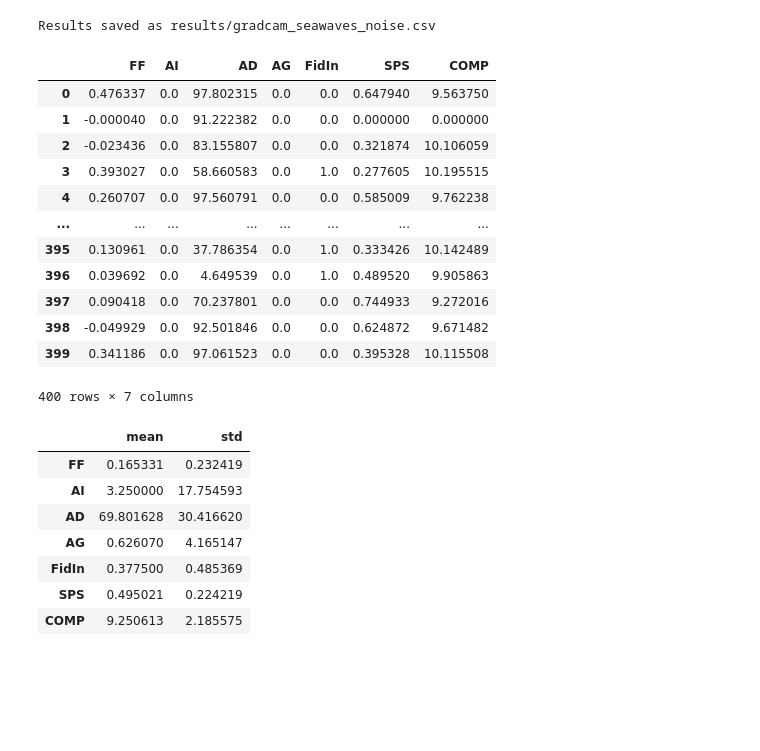
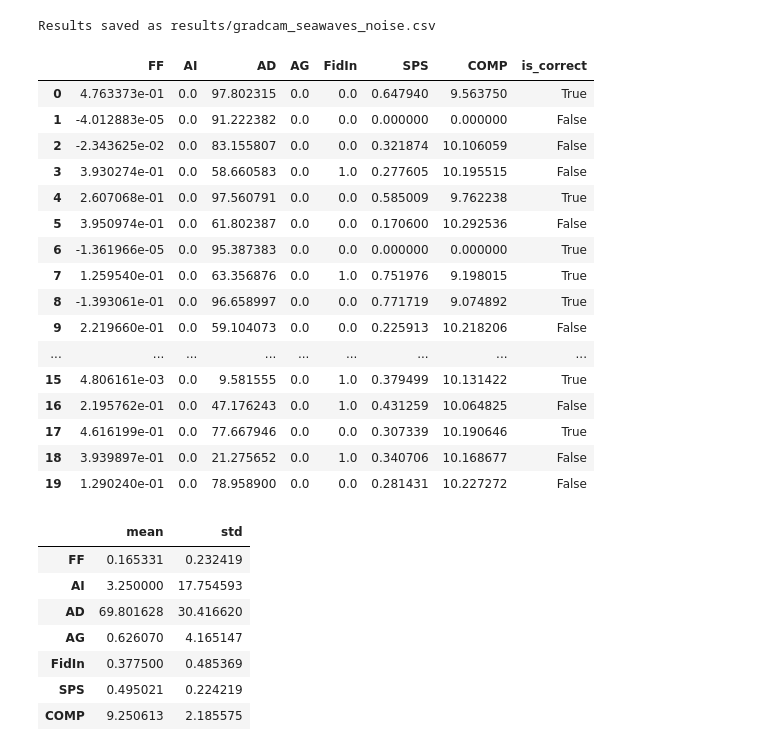
Before and after one commit to exile8/coursework24, a Jupyter notebook: test_framework.ipynb, the cells around one changed output. Cells and saved outputs as stored; diff of their text form; code cells hidden in the pictures; blank space fills up the shorter version.

```diff
--- a/test_framework.ipynb
+++ b/test_framework.ipynb
@@ -20,6 +20,8 @@ import numpy as np
 from IPython.display import Audio
 from audiointerp.predict import Predict
 from audiointerp.metrics import Metrics
+# %%
+TRAINING = False
 # %%
 def plot_learning_curves(train_losses, val_losses, train_accs=None, val_accs=None):
     epochs = range(1, len(train_losses) + 1)
@@ -121,4 +123,5 @@ model_trainer = Trainer(
 # %% [output]
 Random seed set to: 42
 # %%
-train_losses, train_accs, val_losses, val_accs, test_loss, test_acc = model_trainer.train(num_epochs=20, save_weights_path="logmel_cnn14.pth")
+if TRAINING:
+    train_losses, train_accs, val_losses, val_accs, test_loss, test_acc = model_trainer.train(num_epochs=20, save_weights_path="logmel_cnn14.pth")
@@ -298,18 +361,22 @@ results_gradcam_noisy = predict_gradcam.predict_set(test_loader_noisy_predict, r
 # %% [output]
 Results saved as results/gradcam_seawaves_noise.csv
 # %%
-results_gradcam_noisy
+results_gradcam_noisy.head(20)
 # %% [output]
-|  | FF | AI | AD | AG | FidIn | SPS | COMP |
-| 0 | 0.476337 | 0.0 | 97.802315 | 0.0 | 0.0 | 0.647940 | 9.563750 |
-| 1 | -0.000040 | 0.0 | 91.222382 | 0.0 | 0.0 | 0.000000 | 0.000000 |
-| 2 | -0.023436 | 0.0 | 83.155807 | 0.0 | 0.0 | 0.321874 | 10.106059 |
-| 3 | 0.393027 | 0.0 | 58.660583 | 0.0 | 1.0 | 0.277605 | 10.195515 |
-| 4 | 0.260707 | 0.0 | 97.560791 | 0.0 | 0.0 | 0.585009 | 9.762238 |
-| ... | ... | ... | ... | ... | ... | ... | ... |
-| 395 | 0.130961 | 0.0 | 37.786354 | 0.0 | 1.0 | 0.333426 | 10.142489 |
-| 396 | 0.039692 | 0.0 | 4.649539 | 0.0 | 1.0 | 0.489520 | 9.905863 |
-| 397 | 0.090418 | 0.0 | 70.237801 | 0.0 | 0.0 | 0.744933 | 9.272016 |
-| 398 | -0.049929 | 0.0 | 92.501846 | 0.0 | 0.0 | 0.624872 | 9.671482 |
-| 399 | 0.341186 | 0.0 | 97.061523 | 0.0 | 0.0 | 0.395328 | 10.115508 |
+|  | FF | AI | AD | AG | FidIn | SPS | COMP | is_correct |
+| 0 | 4.763373e-01 | 0.0 | 97.802315 | 0.0 | 0.0 | 0.647940 | 9.563750 | True |
+| 1 | -4.012883e-05 | 0.0 | 91.222382 | 0.0 | 0.0 | 0.000000 | 0.000000 | False |
+| 2 | -2.343625e-02 | 0.0 | 83.155807 | 0.0 | 0.0 | 0.321874 | 10.106059 | False |
+| 3 | 3.930274e-01 | 0.0 | 58.660583 | 0.0 | 1.0 | 0.277605 | 10.195515 | False |
+| 4 | 2.607068e-01 | 0.0 | 97.560791 | 0.0 | 0.0 | 0.585009 | 9.762238 | True |
+| 5 | 3.950974e-01 | 0.0 | 61.802387 | 0.0 | 0.0 | 0.170600 | 10.292536 | False |
+| 6 | -1.361966e-05 | 0.0 | 95.387383 | 0.0 | 0.0 | 0.000000 | 0.000000 | True |
+| 7 | 1.259540e-01 | 0.0 | 63.356876 | 0.0 | 1.0 | 0.751976 | 9.198015 | True |
+| 8 | -1.393061e-01 | 0.0 | 96.658997 | 0.0 | 0.0 | 0.771719 | 9.074892 | True |
+| 9 | 2.219660e-01 | 0.0 | 59.104073 | 0.0 | 0.0 | 0.225913 | 10.218206 | False |
+| ... | ... | ... | ... | ... | ... | ... | ... | ... |
+| 15 | 4.806161e-03 | 0.0 | 9.581555 | 0.0 | 1.0 | 0.379499 | 10.131422 | True |
+| 16 | 2.195762e-01 | 0.0 | 47.176243 | 0.0 | 1.0 | 0.431259 | 10.064825 | False |
+| 17 | 4.616199e-01 | 0.0 | 77.667946 | 0.0 | 0.0 | 0.307339 | 10.190646 | True |
+| 18 | 3.939897e-01 | 0.0 | 21.275652 | 0.0 | 1.0 | 0.340706 | 10.168677 | False |
+| 19 | 1.290240e-01 | 0.0 | 78.958900 | 0.0 | 0.0 | 0.281431 | 10.227272 | False |
-400 rows × 7 columns
```
Also changed, not shown: parts of 19 cells of this notebook.
